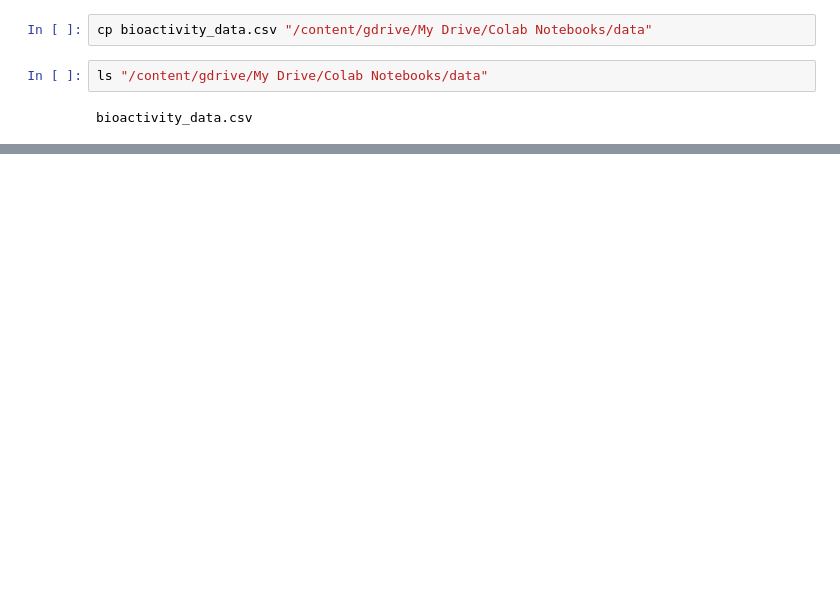
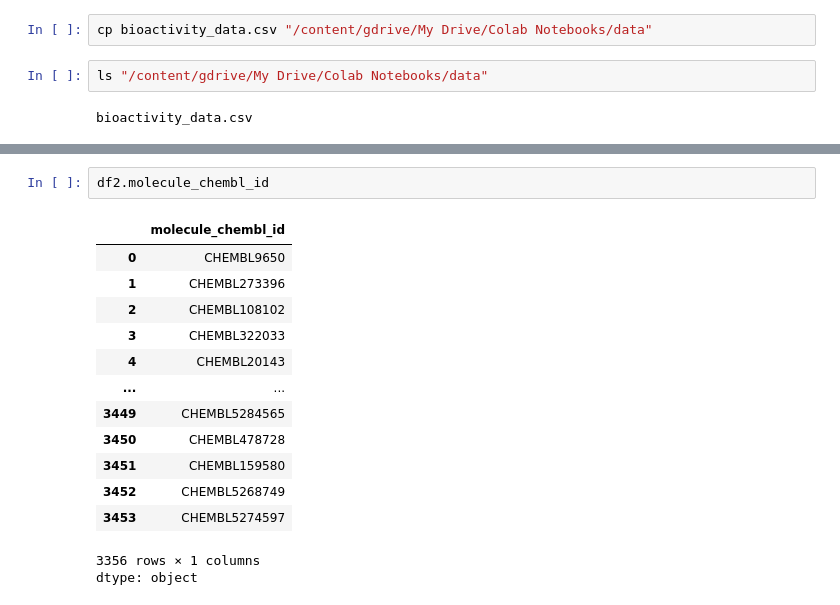
Before and after one commit to Meet2197/ChEMBL, a Jupyter notebook: bioinformatics.ipynb, the cells around one changed output, grey strips where cells are left out. Cells and saved outputs as stored; diff of their text form; blank space fills up the shorter version.

```diff
--- a/bioinformatics.ipynb
+++ b/bioinformatics.ipynb
@@ -78,0 +123,17 @@ bioactivity_data.csv
+# %%
+df2.molecule_chembl_id
+# %% [output]
+|  | molecule_chembl_id |
+| 0 | CHEMBL9650 |
+| 1 | CHEMBL273396 |
+| 2 | CHEMBL108102 |
+| 3 | CHEMBL322033 |
+| 4 | CHEMBL20143 |
+| ... | ... |
+| 3449 | CHEMBL5284565 |
+| 3450 | CHEMBL478728 |
+| 3451 | CHEMBL159580 |
+| 3452 | CHEMBL5268749 |
+| 3453 | CHEMBL5274597 |
+3356 rows × 1 columns
+dtype: object
```
Also changed, not shown: parts of 15 cells of this notebook.
